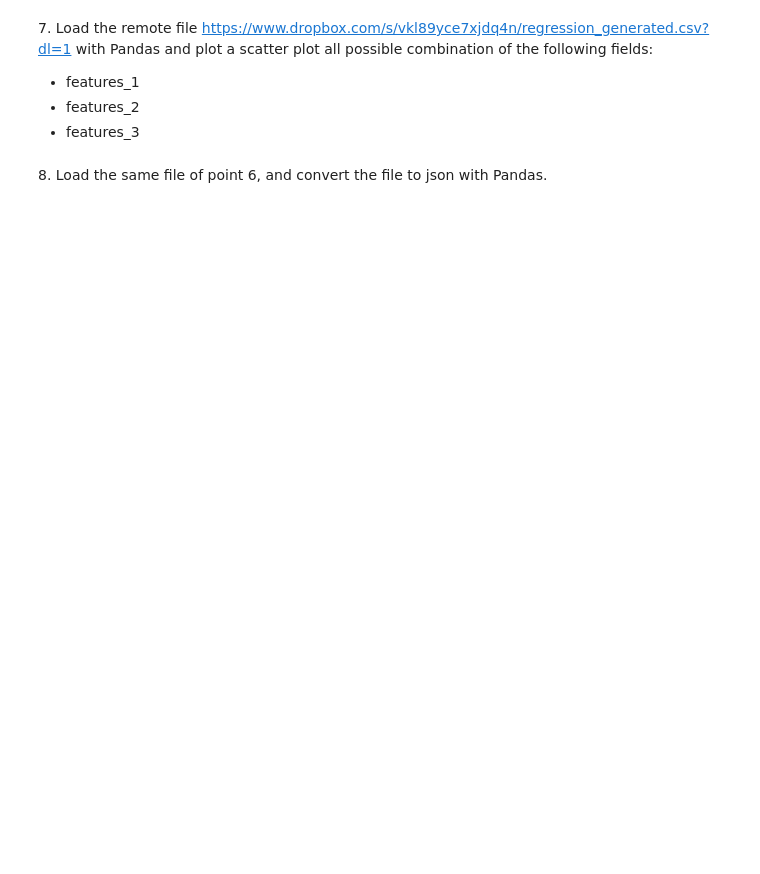
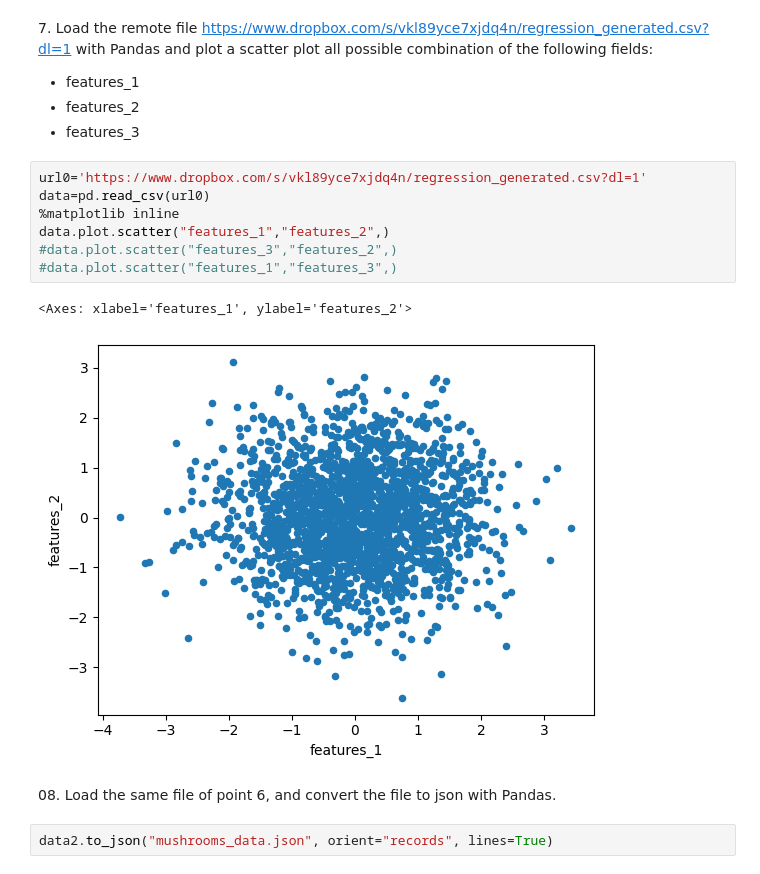
Before and after one commit to margherita-lera/LaboratoryOfComputationalPhysics_Y7, a Jupyter notebook: 05ex_OSEMN.ipynb, the cells around one changed output. Saved outputs shown, nothing was run; the diff lists cells and outputs as text; blank space fills up the shorter version.

```diff
--- a/05ex_OSEMN.ipynb
+++ b/05ex_OSEMN.ipynb
@@ -83,5 +105,17 @@ print(data)
   + features_1
   + features_2
   + features_3
+# %%
+url0='https://www.dropbox.com/s/vkl89yce7xjdq4n/regression_generated.csv?dl=1'
+data=pd.read_csv(url0)
+%matplotlib inline
+data.plot.scatter("features_1","features_2",)
+#data.plot.scatter("features_3","features_2",)
+#data.plot.scatter("features_1","features_3",)
+# %% [output]
+<Axes: xlabel='features_1', ylabel='features_2'>
+[figure, added]
 # %% [markdown]
-8\. Load the same file of point 6, and convert the file to json with Pandas.
+08\. Load the same file of point 6, and convert the file to json with Pandas.
+# %%
+data2.to_json("mushrooms_data.json", orient="records", lines=True)
```
Also changed, not shown: parts of 4 cells of this notebook, 3 other files.
